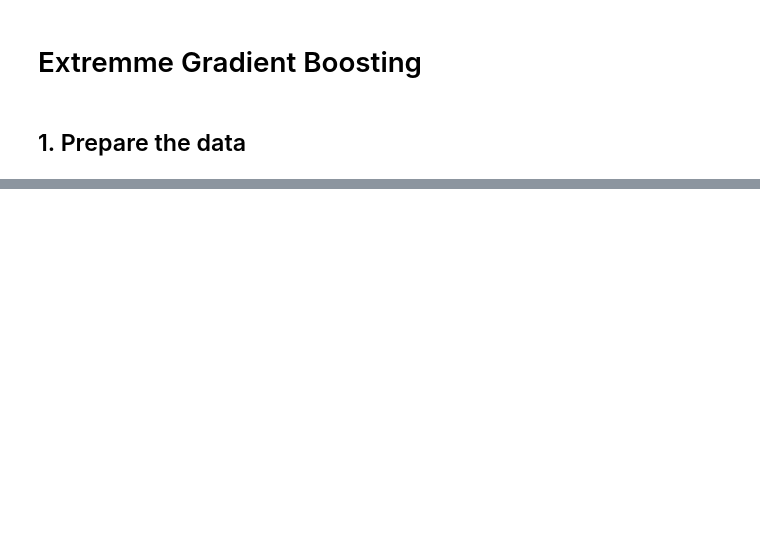
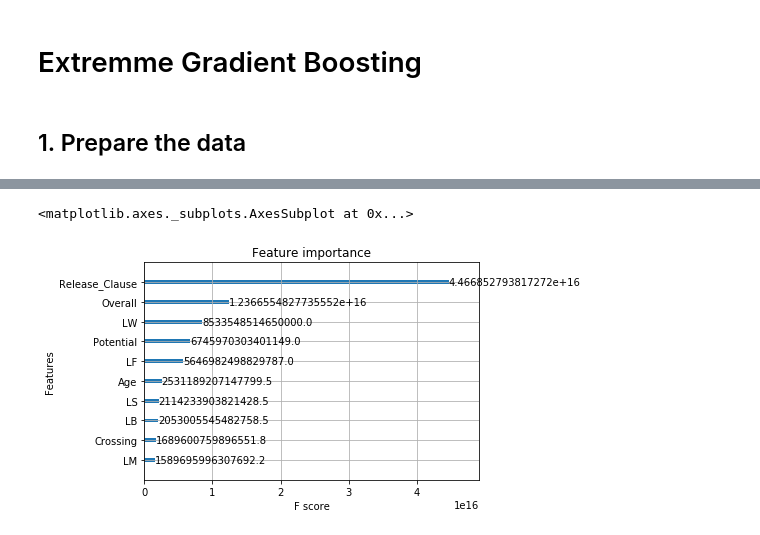
Before and after one commit to arubiales/trees-models, a Jupyter notebook: Extremme Gradient Boosting.ipynb, the cells around one changed output, grey strips where cells are left out. Saved outputs shown, nothing was run; the diff lists cells and outputs as text; code cells hidden in the pictures; blank space fills up the shorter version.

```diff
--- a/Extremme Gradient Boosting.ipynb
+++ b/Extremme Gradient Boosting.ipynb
@@ -95,0 +84,5 @@ XGBRegressor?
+# %%
+plot_importance(xgb_reg2, max_num_features=10, importance_type='gain')
+# %% [output]
+<matplotlib.axes._subplots.AxesSubplot at 0x...>
+[figure, added]
```
Also changed, not shown: parts of 12 cells of this notebook, 12 other files.
